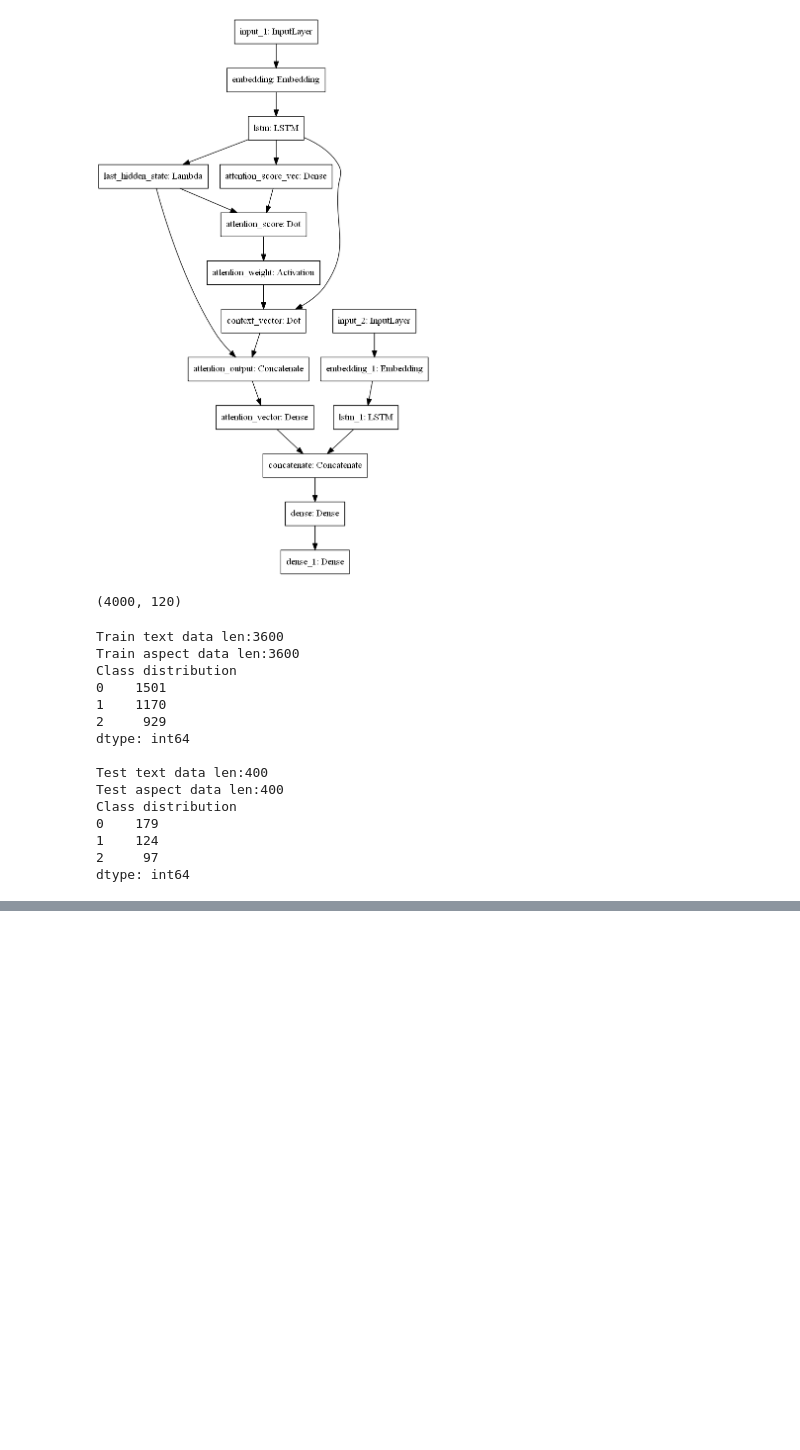
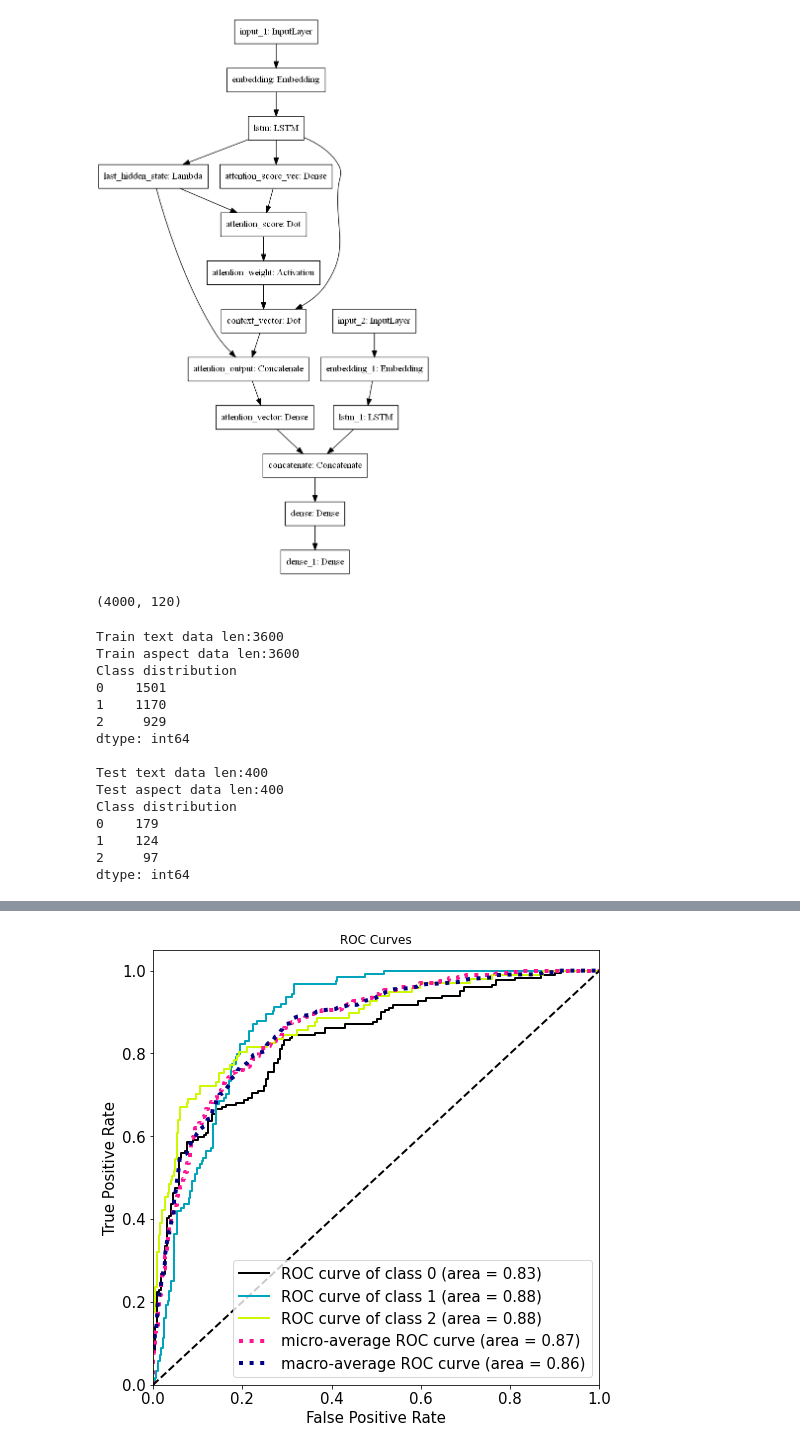
Before and after one commit to tahajunaid/Aspect-Based-Sentiment-Analysis, a Jupyter notebook: Phrase Sentiment.ipynb, the cells around one changed output, grey strips where cells are left out. Cells and saved outputs as stored; diff of their text form; code cells hidden in the pictures; blank space fills up the shorter version.

```diff
--- a/Phrase Sentiment.ipynb
+++ b/Phrase Sentiment.ipynb
@@ -243,3 +250,11 @@ array([[0.35504457, 0.16524364, 0.4797118 ],
 y_pred=np.argmax(y_pred_probs,axis=1)
 # %%
 y_actual=np.argmax(y_test,axis=1)
+# %%
+skplt.metrics.plot_roc(y_actual,
+                       y_pred_probs,
+                       figsize=(8,8),
+                       text_fontsize=15)
+plt.show()
+# %% [output]
+[figure, added]
```
Also changed, not shown: parts of 10 cells of this notebook.
